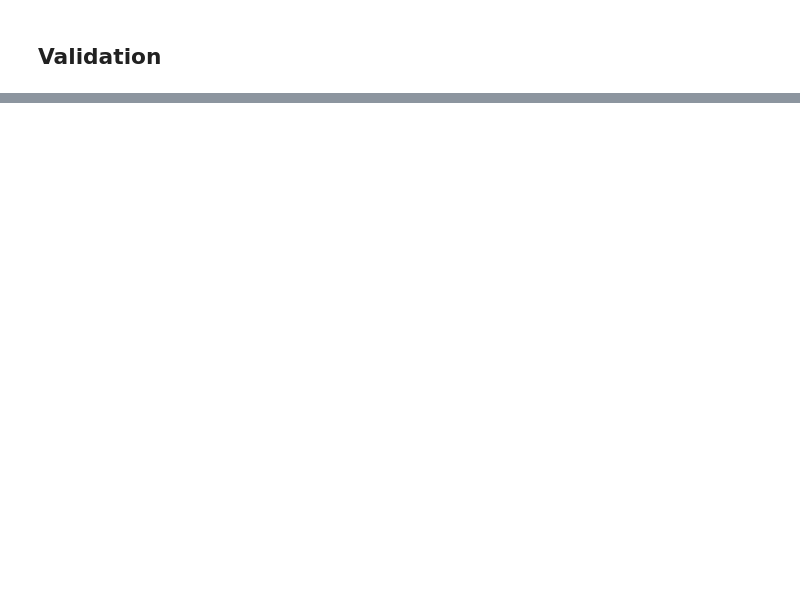
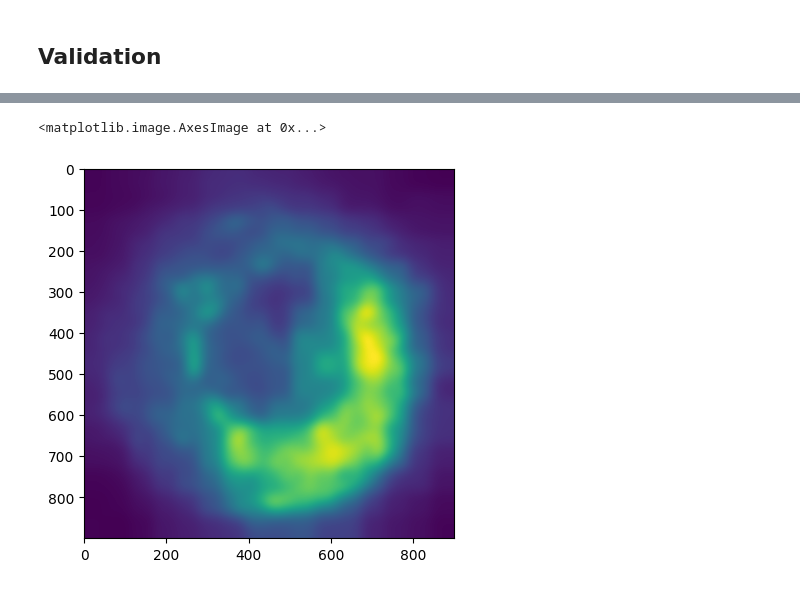
Before and after one commit to openvinotoolkit/anomalib, a Jupyter notebook: notebooks/000_getting_started/001_getting_started.ipynb, the cells around one changed output, grey strips where cells are left out. Cells and saved outputs as stored; diff of their text form; code cells hidden in the pictures; blank space fills up the shorter version.

```diff
--- a/notebooks/000_getting_started/001_getting_started.ipynb
+++ b/notebooks/000_getting_started/001_getting_started.ipynb
@@ -164,0 +223,6 @@ for filename in image_filenames:
+# %%
+# Visualize the raw anomaly maps predicted by the model.
+plt.imshow(predictions.anomaly_map)
+# %% [output]
+<matplotlib.image.AxesImage at 0x...>
+[figure, added]
```
Also changed, not shown: parts of 30 cells of this notebook.
